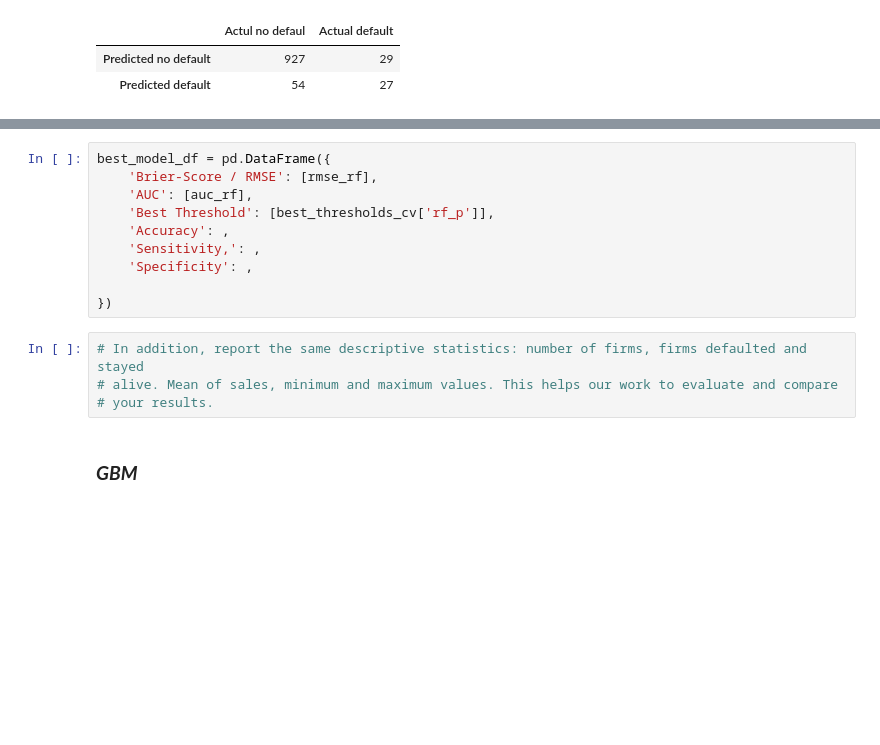
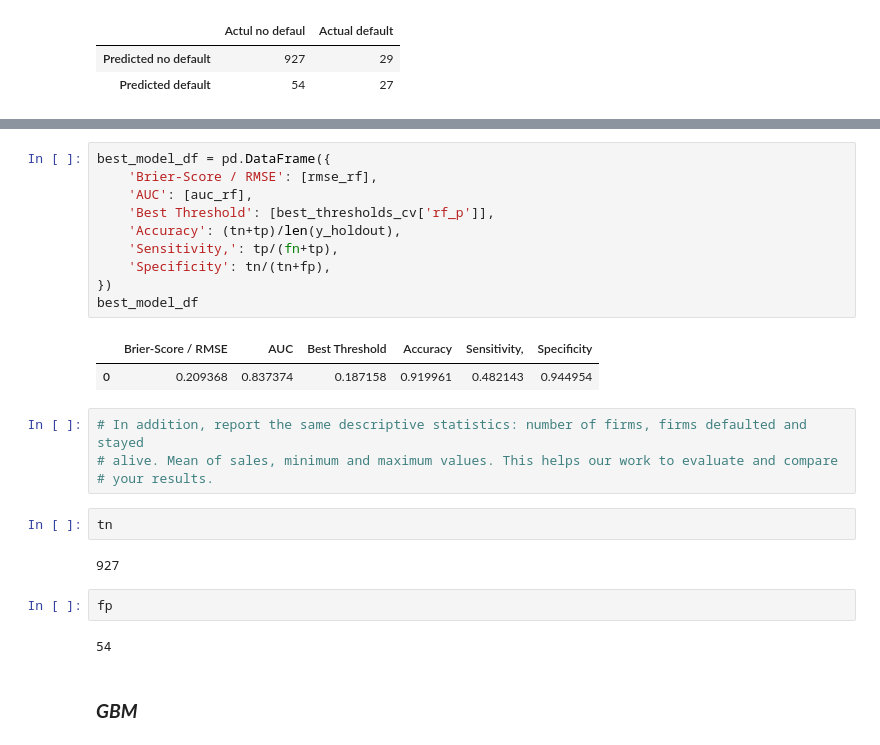
Before and after one commit to mateschieszler/DA3-A3, a Jupyter notebook: DA3_A3_working.ipynb, the cells around one changed output, grey strips where cells are left out. Saved outputs shown, nothing was run; the diff lists cells and outputs as text; blank space fills up the shorter version.

```diff
--- a/DA3_A3_working.ipynb
+++ b/DA3_A3_working.ipynb
@@ -1591,17 +1574,28 @@ best_thresholds_cv
 # %%
 best_model_df = pd.DataFrame({
     'Brier-Score / RMSE': [rmse_rf],
     'AUC': [auc_rf],
     'Best Threshold': [best_thresholds_cv['rf_p']],
-    'Accuracy': ,
-    'Sensitivity,': ,
-    'Specificity': ,
-
+    'Accuracy': (tn+tp)/len(y_holdout),
+    'Sensitivity,': tp/(fn+tp),
+    'Specificity': tn/(tn+fp),
 })
+best_model_df
+# %% [output]
+|  | Brier-Score / RMSE | AUC | Best Threshold | Accuracy | Sensitivity, | Specificity |
+| 0 | 0.209368 | 0.837374 | 0.187158 | 0.919961 | 0.482143 | 0.944954 |
 # %%
 # In addition, report the same descriptive statistics: number of firms, firms defaulted and stayed
 # alive. Mean of sales, minimum and maximum values. This helps our work to evaluate and compare
 # your results.
+# %%
+tn
+# %% [output]
+927
+# %%
+fp
+# %% [output]
+54
 # %% [markdown]
 ### ***GBM***
 # %%
```
Also changed, not shown: parts of 10 cells of this notebook.
